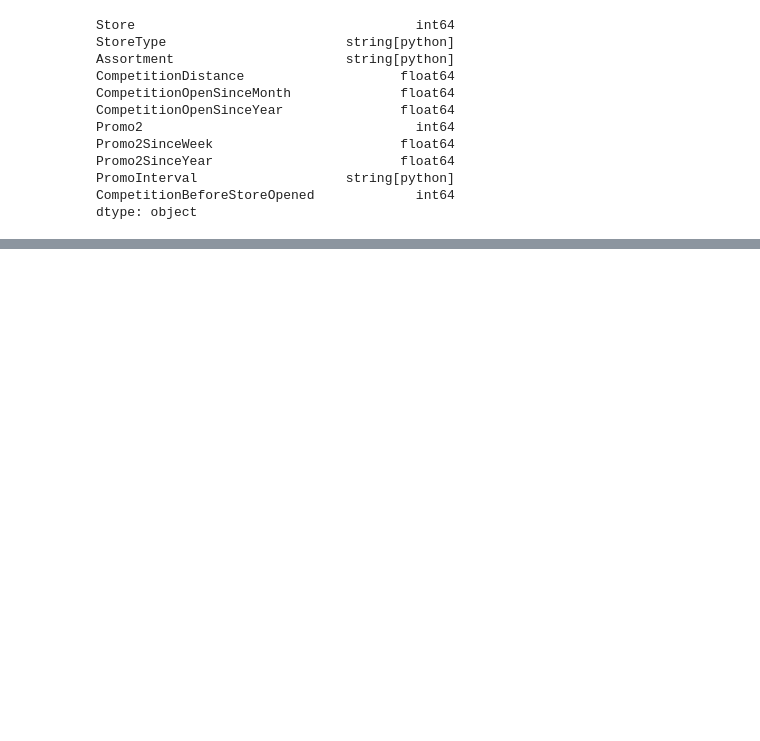
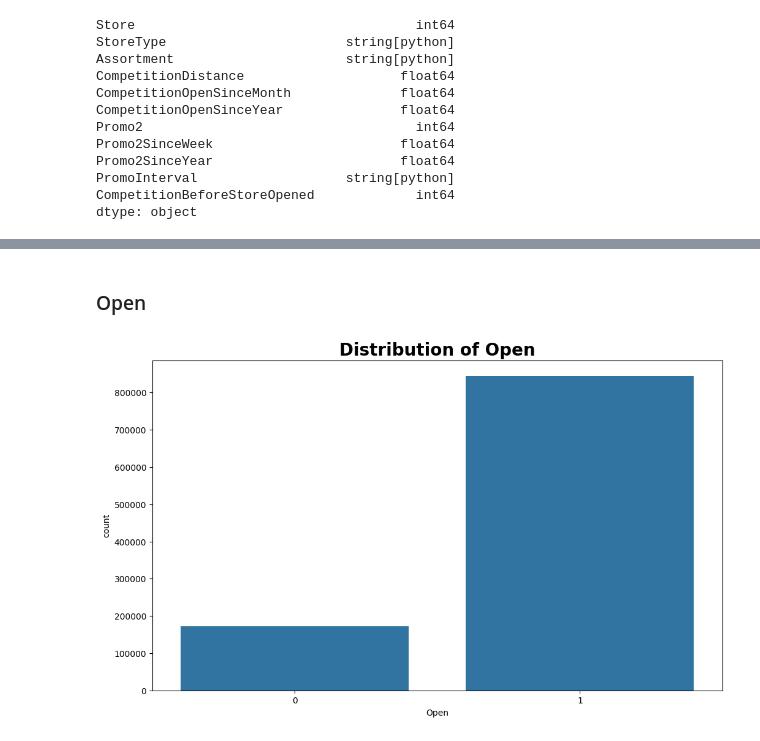
Before and after one commit to Arjunssolanki/Pharmaceutical-Sales-prediction-across-multiple-stores, a Jupyter notebook: Notebook/EDA.ipynb, the cells around one changed output, grey strips where cells are left out. Cells and saved outputs as stored; diff of their text form; code cells hidden in the pictures; blank space fills up the shorter version.

```diff
--- a/Notebook/EDA.ipynb
+++ b/Notebook/EDA.ipynb
@@ -415,0 +766,6 @@ dtype: object
+# %% [markdown]
+### Open
+# %%
+plot_count(train_df, 'Open',)
+# %% [output]
+[figure, added]
```
Also changed, not shown: parts of 153 cells of this notebook, 10 other files.
